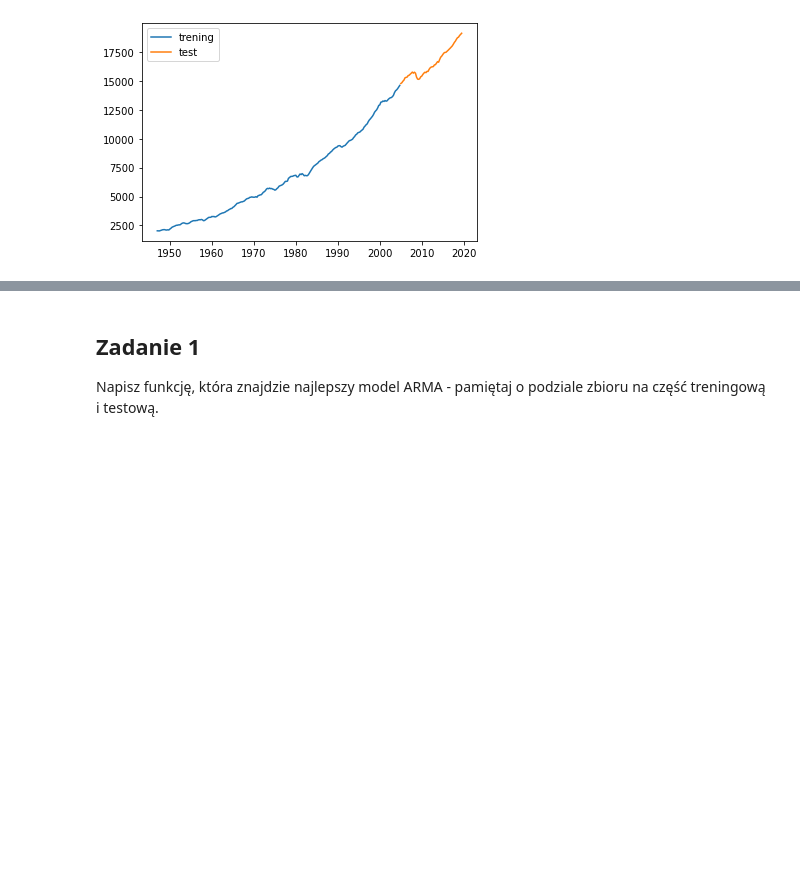
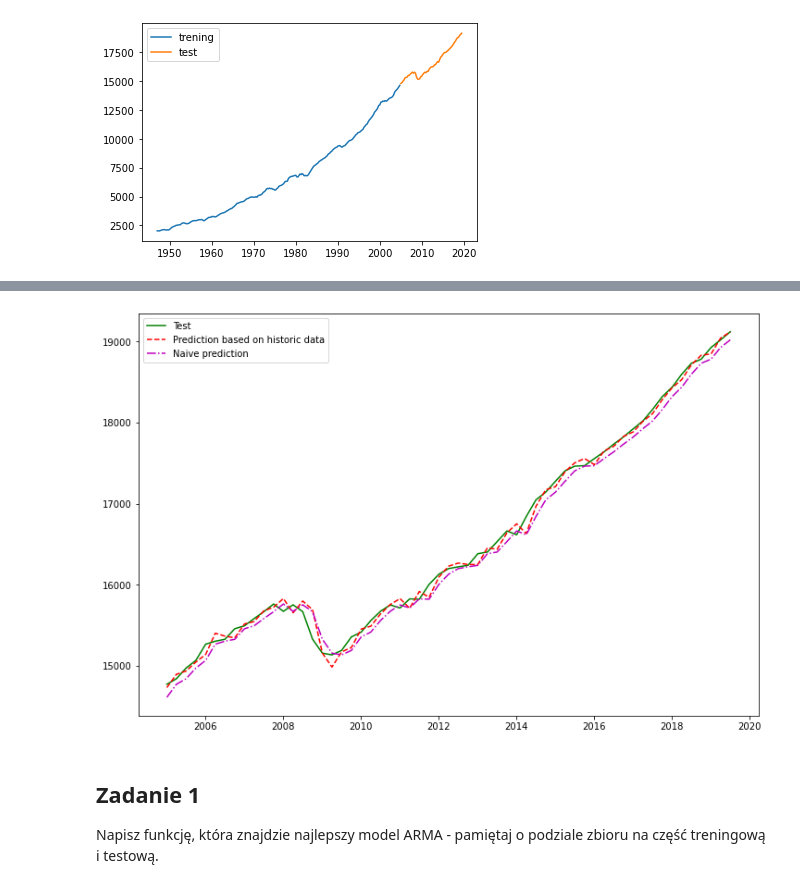
Before and after one commit to mdabrowski-phd/ds250223_regul, a Jupyter notebook: 03_szeregi_czasowe/07_predykcja_szeregow_czasowych.ipynb, the cells around one changed output, grey strips where cells are left out. Cells and saved outputs as stored; diff of their text form; code cells hidden in the pictures; blank space fills up the shorter version.

```diff
--- a/03_szeregi_czasowe/07_predykcja_szeregow_czasowych.ipynb
+++ b/03_szeregi_czasowe/07_predykcja_szeregow_czasowych.ipynb
@@ -132,3 +150,37 @@ predict_test = np.exp(m1.predict(start='2005-01-01', end='2019-07-01', dynamic=T
+# %%
+history = log_usgdp_train.values.tolist()
+
+prediction = []
+simple_prediction = []
+errors = []
+
+test = usgdp_test.values
+
+for t in range(len(test)):
+
+    model = ARIMA(history, order=(3, 1, 2)).fit()
+    pred = np.exp(model.forecast()[0])
+    prediction.append(pred)
+
+    simple_prediction.append(np.exp(history[-1][0]))
+    history.append(np.log(test[t]))
+
+    errors.append((pred - test[t])**2)
+# %%
+plt.figure(figsize=(12, 8))
+
+#plt.plot(usgdp_train)
+
+plt.plot(usgdp_test, 'g-', label="Test")
+plt.plot(pd.Series(prediction, index=usgdp_test.index), 'r--', label="Prediction based on historic data")
+
+# naiwna predykcja to wzięcie po prostu wcześniejszej obserwacji jako predykcji następnej
+plt.plot(pd.Series(simple_prediction, index=usgdp_test.index), 'm-.', label="Naive prediction")
+
+plt.legend()
+plt.show()
+# %% [output]
+[figure, added]
 # %% [markdown]
 ## Zadanie 1
 
```
Also changed, not shown: parts of 8 cells of this notebook.
